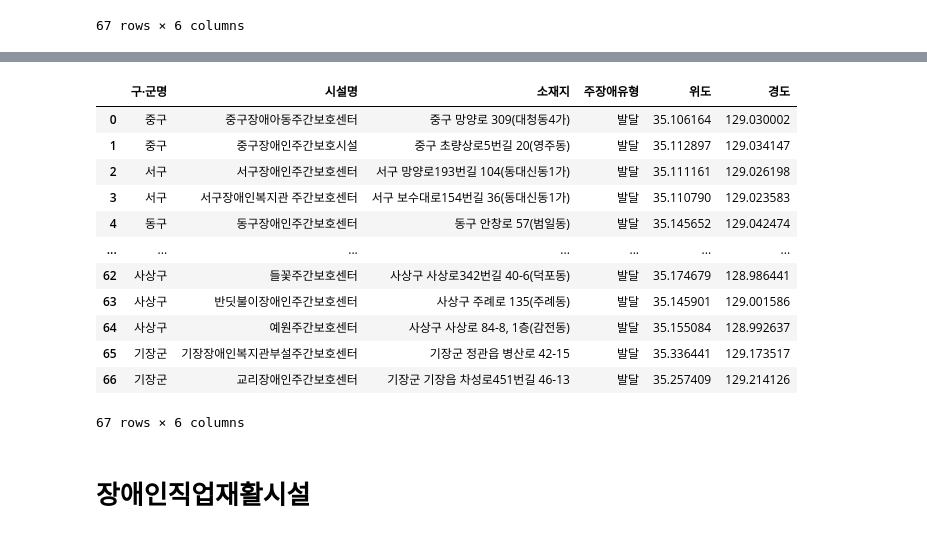
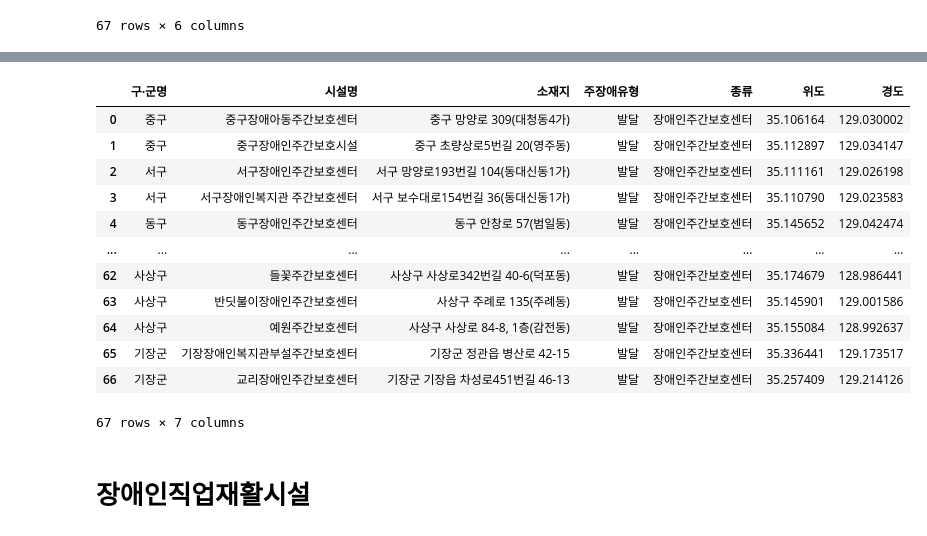
Before and after one commit to WithU-Bus/WithU-Bus, a Jupyter notebook: infra.ipynb, the cells around one changed output, grey strips where cells are left out. Cells and saved outputs as stored; diff of their text form; code cells hidden in the pictures.

```diff
--- a/infra.ipynb
+++ b/infra.ipynb
@@ -317,3 +379,6 @@ df5
 | 65 | 기장군 | 기장장애인복지관부설주간보호센터 | 발달 | 기장군 정관읍 병산로 42-15 | 35.336441 | 129.173517 |
 | 66 | 기장군 | 교리장애인주간보호센터 | 발달 | 기장군 기장읍 차성로451번길 46-13 | 35.257409 | 129.214126 |
 67 rows × 6 columns
+# %%
+df5['종류'] = '장애인주간보호센터'
+df5
@@ -320,20 +399,20 @@ df5
 # %%
-df5 = df5[['구∙군명', '시설명', '소재지', '주장애유형', '위도', '경도']]
+df5 = df5[['구∙군명', '시설명', '소재지', '주장애유형', '종류', '위도', '경도']]
 df5
 # %% [output]
-|  | 구∙군명 | 시설명 | 소재지 | 주장애유형 | 위도 | 경도 |
-| 0 | 중구 | 중구장애아동주간보호센터 | 중구 망양로 309(대청동4가) | 발달 | 35.106164 | 129.030002 |
-| 1 | 중구 | 중구장애인주간보호시설 | 중구 초량상로5번길 20(영주동) | 발달 | 35.112897 | 129.034147 |
-| 2 | 서구 | 서구장애인주간보호센터 | 서구 망양로193번길 104(동대신동1가) | 발달 | 35.111161 | 129.026198 |
-| 3 | 서구 | 서구장애인복지관 주간보호센터 | 서구 보수대로154번길 36(동대신동1가) | 발달 | 35.110790 | 129.023583 |
-| 4 | 동구 | 동구장애인주간보호센터 | 동구 안창로 57(범일동) | 발달 | 35.145652 | 129.042474 |
-| ... | ... | ... | ... | ... | ... | ... |
-| 62 | 사상구 | 들꽃주간보호센터 | 사상구 사상로342번길 40-6(덕포동) | 발달 | 35.174679 | 128.986441 |
-| 63 | 사상구 | 반딧불이장애인주간보호센터 | 사상구 주례로 135(주례동) | 발달 | 35.145901 | 129.001586 |
-| 64 | 사상구 | 예원주간보호센터 | 사상구 사상로 84-8, 1층(감전동) | 발달 | 35.155084 | 128.992637 |
-| 65 | 기장군 | 기장장애인복지관부설주간보호센터 | 기장군 정관읍 병산로 42-15 | 발달 | 35.336441 | 129.173517 |
-| 66 | 기장군 | 교리장애인주간보호센터 | 기장군 기장읍 차성로451번길 46-13 | 발달 | 35.257409 | 129.214126 |
+|  | 구∙군명 | 시설명 | 소재지 | 주장애유형 | 종류 | 위도 | 경도 |
+| 0 | 중구 | 중구장애아동주간보호센터 | 중구 망양로 309(대청동4가) | 발달 | 장애인주간보호센터 | 35.106164 | 129.030002 |
+| 1 | 중구 | 중구장애인주간보호시설 | 중구 초량상로5번길 20(영주동) | 발달 | 장애인주간보호센터 | 35.112897 | 129.034147 |
+| 2 | 서구 | 서구장애인주간보호센터 | 서구 망양로193번길 104(동대신동1가) | 발달 | 장애인주간보호센터 | 35.111161 | 129.026198 |
+| 3 | 서구 | 서구장애인복지관 주간보호센터 | 서구 보수대로154번길 36(동대신동1가) | 발달 | 장애인주간보호센터 | 35.110790 | 129.023583 |
+| 4 | 동구 | 동구장애인주간보호센터 | 동구 안창로 57(범일동) | 발달 | 장애인주간보호센터 | 35.145652 | 129.042474 |
+| ... | ... | ... | ... | ... | ... | ... | ... |
+| 62 | 사상구 | 들꽃주간보호센터 | 사상구 사상로342번길 40-6(덕포동) | 발달 | 장애인주간보호센터 | 35.174679 | 128.986441 |
+| 63 | 사상구 | 반딧불이장애인주간보호센터 | 사상구 주례로 135(주례동) | 발달 | 장애인주간보호센터 | 35.145901 | 129.001586 |
+| 64 | 사상구 | 예원주간보호센터 | 사상구 사상로 84-8, 1층(감전동) | 발달 | 장애인주간보호센터 | 35.155084 | 128.992637 |
+| 65 | 기장군 | 기장장애인복지관부설주간보호센터 | 기장군 정관읍 병산로 42-15 | 발달 | 장애인주간보호센터 | 35.336441 | 129.173517 |
+| 66 | 기장군 | 교리장애인주간보호센터 | 기장군 기장읍 차성로451번길 46-13 | 발달 | 장애인주간보호센터 | 35.257409 | 129.214126 |
-67 rows × 6 columns
+67 rows × 7 columns
 # %% [markdown]
 # 장애인직업재활시설
 # %%
```
Also changed, not shown: parts of 34 cells of this notebook, 8 other files.
